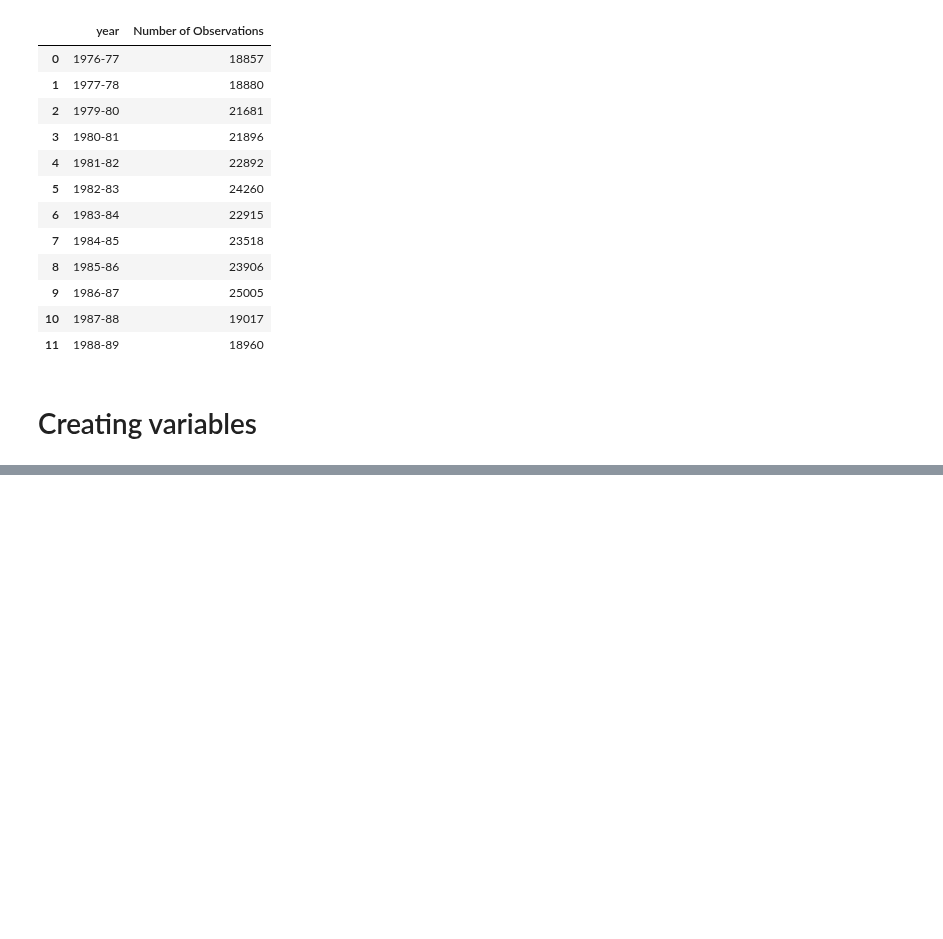
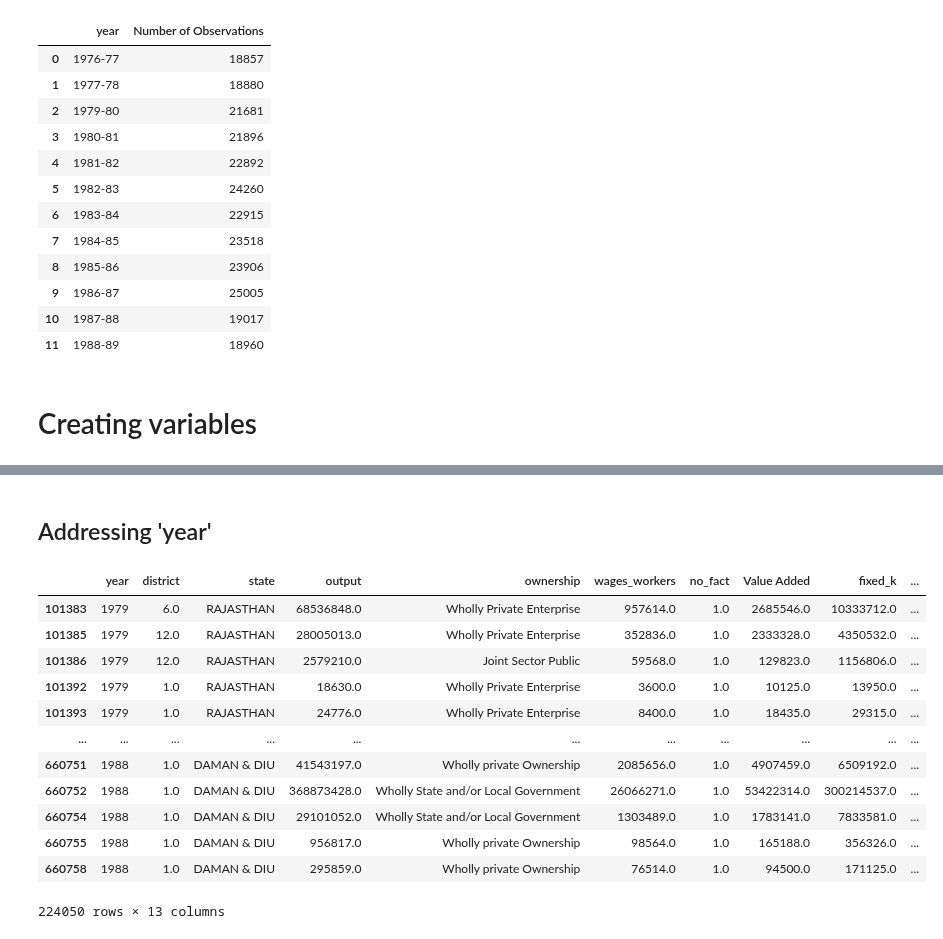
Before and after one commit to kabeerbora/1980s_delin, a Jupyter notebook: 1980s_delicensing.ipynb, the cells around one changed output, grey strips where cells are left out. Cells and saved outputs as stored; diff of their text form; code cells hidden in the pictures; blank space fills up the shorter version.

```diff
--- a/1980s_delicensing.ipynb
+++ b/1980s_delicensing.ipynb
@@ -171,0 +165,21 @@ df_new = df_new.rename(columns={'Ownership Code' : 'ownership', 'Wages to Worker
+# %% [markdown]
+## Addressing 'year'
+# %%
+df_new['year'] = df_new['year'].astype(str).str[:4]
+df_new['year'] = df_new['year'].astype(int)
+df_new = df_new[df_new['year'] >= 1979]
+df_new
+# %% [output]
+|  | year | district | state | output | ownership | wages_workers | no_fact | Value Added | fixed_k | ... |
+| 101383 | 1979 | 6.0 | RAJASTHAN | 68536848.0 | Wholly Private Enterprise | 957614.0 | 1.0 | 2685546.0 | 10333712.0 | ... |
+| 101385 | 1979 | 12.0 | RAJASTHAN | 28005013.0 | Wholly Private Enterprise | 352836.0 | 1.0 | 2333328.0 | 4350532.0 | ... |
+| 101386 | 1979 | 12.0 | RAJASTHAN | 2579210.0 | Joint Sector Public | 59568.0 | 1.0 | 129823.0 | 1156806.0 | ... |
+| 101392 | 1979 | 1.0 | RAJASTHAN | 18630.0 | Wholly Private Enterprise | 3600.0 | 1.0 | 10125.0 | 13950.0 | ... |
+| 101393 | 1979 | 1.0 | RAJASTHAN | 24776.0 | Wholly Private Enterprise | 8400.0 | 1.0 | 18435.0 | 29315.0 | ... |
+| ... | ... | ... | ... | ... | ... | ... | ... | ... | ... | ... |
+| 660751 | 1988 | 1.0 | DAMAN & DIU | 41543197.0 | Wholly private Ownership | 2085656.0 | 1.0 | 4907459.0 | 6509192.0 | ... |
+| 660752 | 1988 | 1.0 | DAMAN & DIU | 368873428.0 | Wholly State and/or Local Government | 26066271.0 | 1.0 | 53422314.0 | 300214537.0 | ... |
+| 660754 | 1988 | 1.0 | DAMAN & DIU | 29101052.0 | Wholly State and/or Local Government | 1303489.0 | 1.0 | 1783141.0 | 7833581.0 | ... |
+| 660755 | 1988 | 1.0 | DAMAN & DIU | 956817.0 | Wholly private Ownership | 98564.0 | 1.0 | 165188.0 | 356326.0 | ... |
+| 660758 | 1988 | 1.0 | DAMAN & DIU | 295859.0 | Wholly private Ownership | 76514.0 | 1.0 | 94500.0 | 171125.0 | ... |
+224050 rows × 13 columns
```
Also changed, not shown: parts of 8 cells of this notebook.
